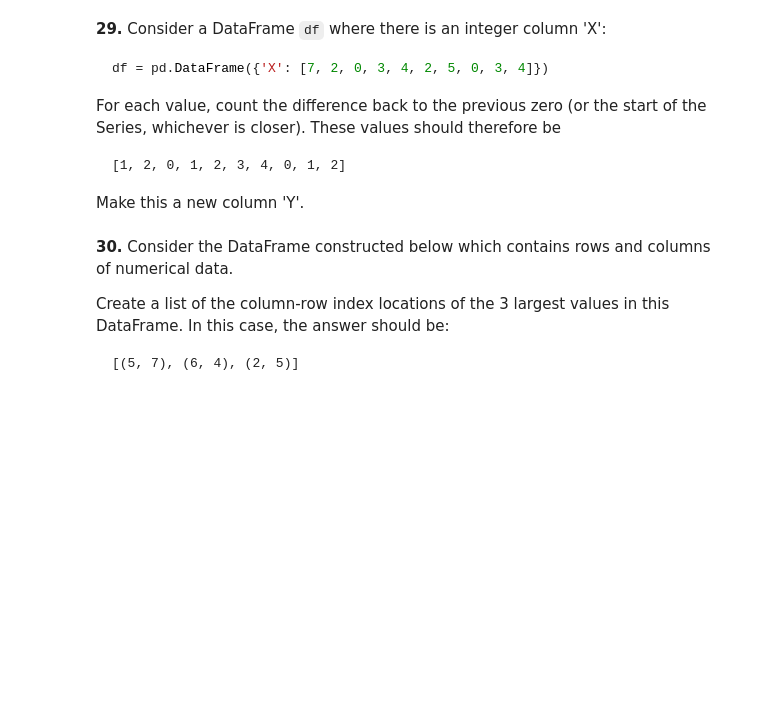
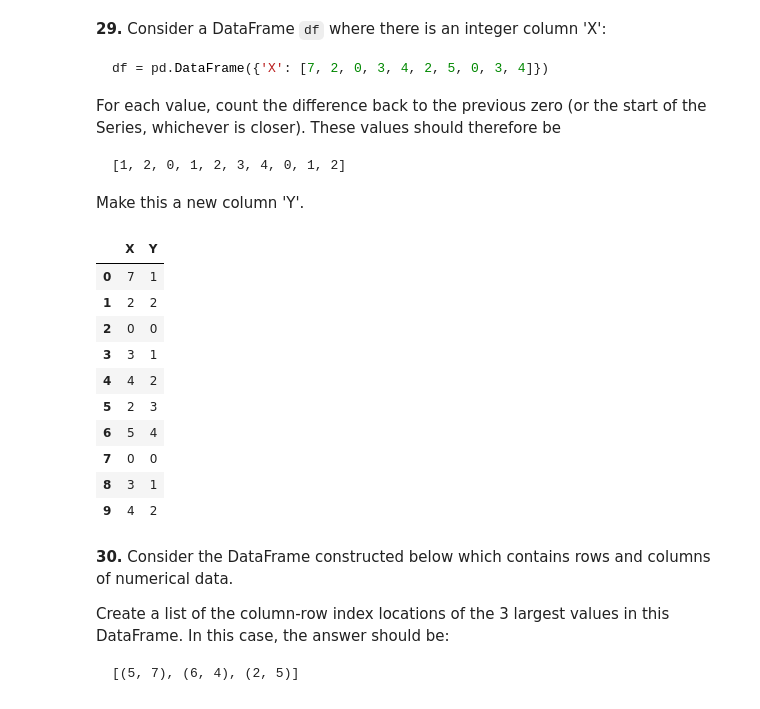
Before and after one commit to mirceachira/100-pandas-puzzles, a Jupyter notebook: 100-pandas-puzzles.ipynb, the cells around one changed output. Cells and saved outputs as stored; diff of their text form; code cells hidden in the pictures; blank space fills up the shorter version.

````diff
--- a/100-pandas-puzzles.ipynb
+++ b/100-pandas-puzzles.ipynb
@@ -727,6 +727,32 @@ For each value, count the difference back to the previous zero (or the start of
 ```
 
 Make this a new column 'Y'.
+# %%
+import pandas as pd
+import numpy as np
+
+
+df = pd.DataFrame({'X': [7, 2, 0, 3, 4, 2, 5, 0, 3, 4]})
+
+# df = pd.DataFrame({'X': [7, 2, 0, 3, 4, 2, 5, 0, 3, 4]})
+# Frmo solutions..
+izero = np.r_[-1, (df == 0).values.nonzero()[0]]  # indices of zeros
+idx = np.arange(len(df))
+y = df['X'] != 0
+df['Y'] = idx - izero[np.searchsorted(izero - 1, idx) - 1]
+df
+# %% [output]
+|  | X | Y |
+| 0 | 7 | 1 |
+| 1 | 2 | 2 |
+| 2 | 0 | 0 |
+| 3 | 3 | 1 |
+| 4 | 4 | 2 |
+| 5 | 2 | 3 |
+| 6 | 5 | 4 |
+| 7 | 0 | 0 |
+| 8 | 3 | 1 |
+| 9 | 4 | 2 |
 # %% [markdown]
 **30.** Consider the DataFrame constructed below which contains rows and columns of numerical data.
 
````
Also changed, not shown: parts of 3 cells of this notebook.
